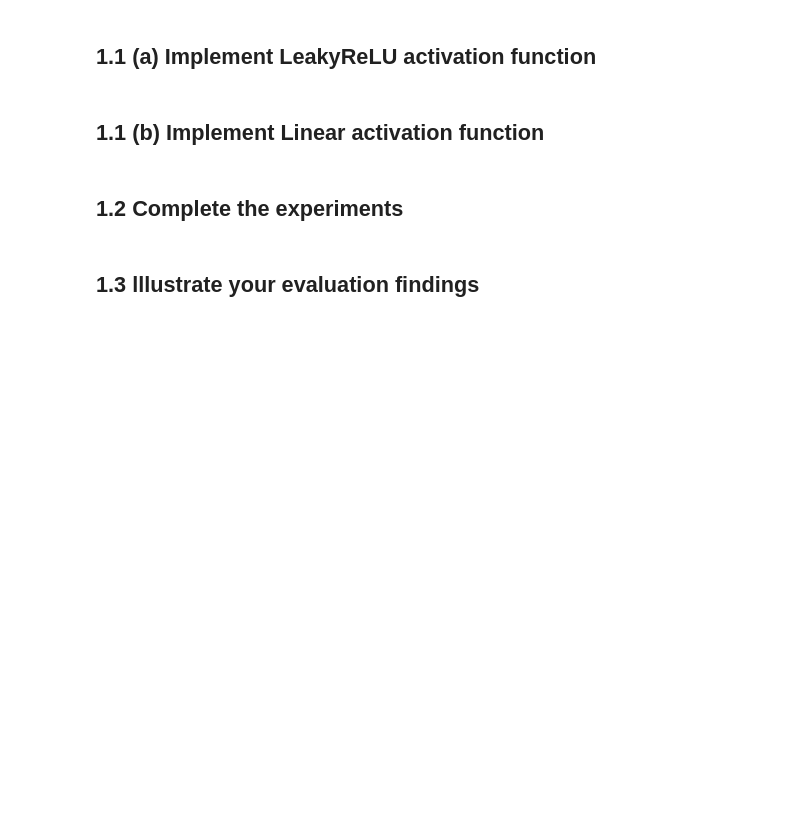
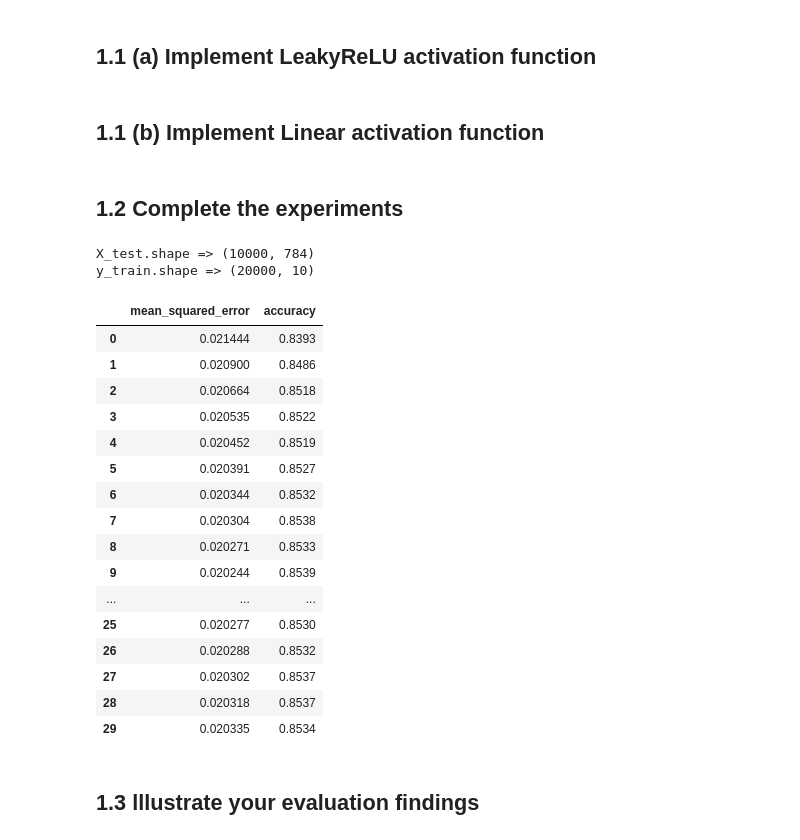
Before and after one commit to simonka0808/AdaptiveSolutionsCorrectCode, a Jupyter notebook: 2022_CM4107_CW_1_Template.ipynb, the cells around one changed output. Drawn from its saved outputs; the diff is of its cells as text; code cells hidden in the pictures; blank space fills up the shorter version.

```diff
--- a/2022_CM4107_CW_1_Template.ipynb
+++ b/2022_CM4107_CW_1_Template.ipynb
@@ -150,10 +150,7 @@ class Activation_Sigmoid:
 class Activation_LeakyReLU:
     def forward(self, inputs, alpha = 0.0001):
         # TODO:
-        if inputs > 0:
-          return inputs
-        else:
-          return alpha*inputs
+       return np.maximum(alpha*inputs,inputs)
 
     def backward(self, inputs, alpha = 0.0001):
         # TODO:  # inputs > ALPHA then convert bools to int
@@ -165,9 +162,12 @@ class Activation_LeakyReLU:
 class Activation_Linear:
     def forward(self, inputs, m=1, c=0):
        # TODO: # linear equation where m and c can be set
+       return m*inputs + c
+
 
     def backward(self, inputs, m=1, c=0):
        # TODO:
+       return m
 # %%
 class Layer_Dense:
     def __init__(self, n_inputs, n_neurons):
@@ -287,3 +284,75 @@ lr = 0.3
+# %%
+# TODO:
+# DO EXPERIMENTS AND EVALUTIONS TO CHOOSE THE BEST ACTIVATION FUNCTIONS FOR A LAYER
+
+# TODO:
+# DO EXPERIMENTS AND EVALUTIONS TO CHOOSE THE BEST ACTIVATION FUNCTIONS FOR A LAYER
+
+
+#invoke the functions
+act1 = Activation_LeakyReLU()
+act2 = Activation_ReLU()
+act3 = Activation_Sigmoid()
+act4 = Activation_Linear()
+
+sgd = Optimizer_SGD()
+
+#configure the layers
+hidden1 = Layer_Dense(784,20) # change to add the new layer
+# hidden2 = Layer_Dense(128,32) # change to add the new layer
+output = Layer_Dense(20,10)
+
+
+#create the ann models
+ann1 = ANN(output, act1, hidden1, act2, sgd, batch_size)
+ann2 = ANN(output, act2, hidden1, act1, sgd, batch_size)
+ann3 = ANN(output, act2, hidden1, act3, sgd, batch_size)
+ann4 = ANN(output, act3, hidden1, act2, sgd, batch_size)
+ann5 = ANN(output, act1, hidden1, act3, sgd, batch_size)
+ann6 = ANN(output, act3, hidden1, act1, sgd, batch_size)
+ann7 = ANN(output, act1, hidden1, act4, sgd, batch_size)
+ann8 = ANN(output, act4, hidden1, act1, sgd, batch_size)
+ann9 = ANN(output, act2, hidden1, act4, sgd, batch_size)
+ann10 = ANN(output, act4, hidden1, act2, sgd, batch_size)
+ann11 = ANN(output, act3, hidden1, act4, sgd, batch_size)
+ann12 = ANN(output, act4, hidden1, act3, sgd, batch_size)
+ann13 = ANN(output, act1, hidden1, act1, sgd, batch_size)
+ann14 = ANN(output, act4, hidden1, act4, sgd, batch_size)
+ann15 = ANN(output, act3, hidden1, act3, sgd, batch_size)
+ann16 = ANN(output, act4, hidden1, act4, sgd, batch_size)
+
+
+
+
+
+print('X_test.shape => {} '.format(X_test.shape))
+print('y_train.shape => {} '.format(y_train.shape))
+
+#train the ann model with the training data
+train_performance = ann14.train(X_test, y_test, epochs, sgd, lr)
+
+
+train_performance
+# %% [output]
+X_test.shape => (10000, 784)
+y_train.shape => (20000, 10)
+|  | mean_squared_error | accuracy |
+| 0 | 0.021444 | 0.8393 |
+| 1 | 0.020900 | 0.8486 |
+| 2 | 0.020664 | 0.8518 |
+| 3 | 0.020535 | 0.8522 |
+| 4 | 0.020452 | 0.8519 |
+| 5 | 0.020391 | 0.8527 |
+| 6 | 0.020344 | 0.8532 |
+| 7 | 0.020304 | 0.8538 |
+| 8 | 0.020271 | 0.8533 |
+| 9 | 0.020244 | 0.8539 |
+| ... | ... | ... |
+| 25 | 0.020277 | 0.8530 |
+| 26 | 0.020288 | 0.8532 |
+| 27 | 0.020302 | 0.8537 |
+| 28 | 0.020318 | 0.8537 |
+| 29 | 0.020335 | 0.8534 |
 # %% [markdown]
 ## 1.3 lllustrate your evaluation findings
 # %%
```
Also changed, not shown: parts of 5 cells of this notebook.
